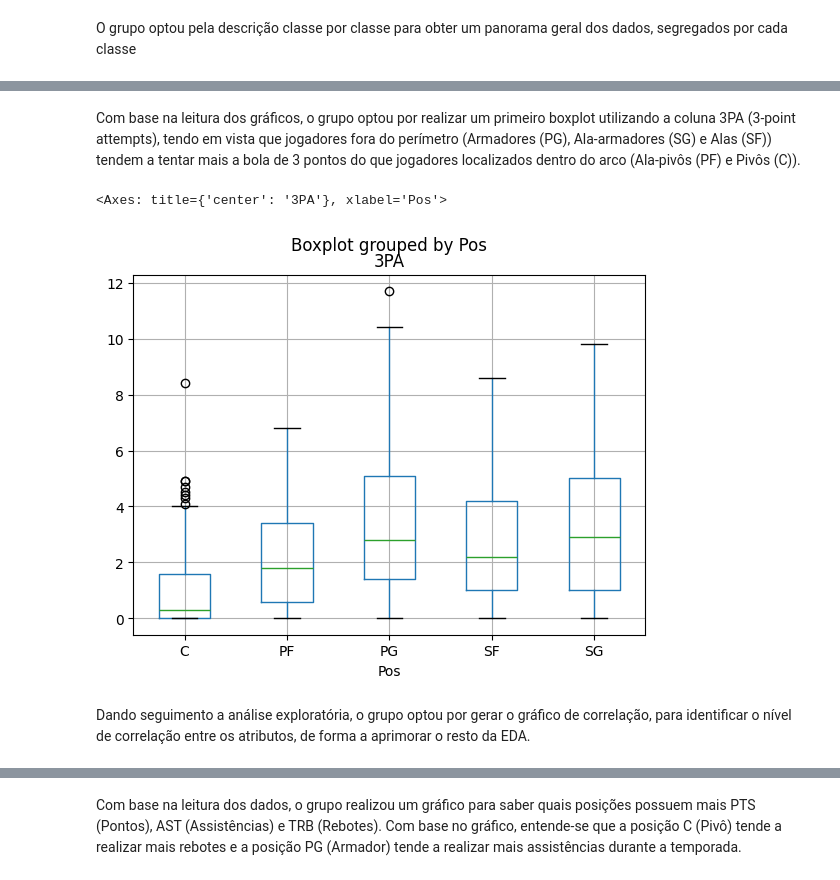
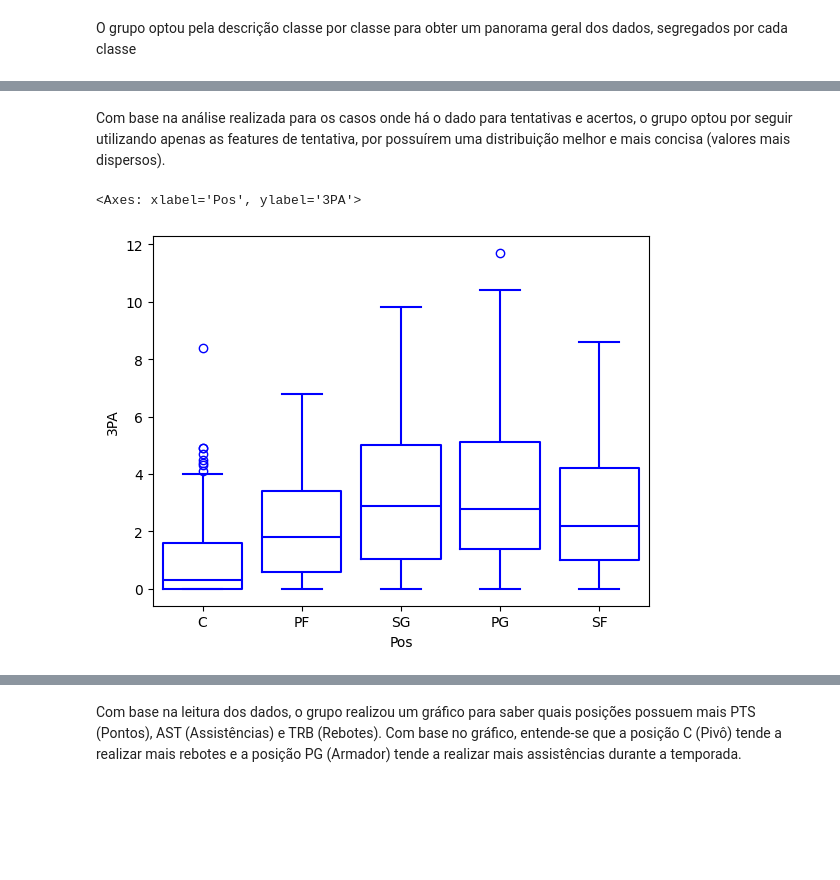
Before and after one commit to EngSoftwareABL/ProjetoAC2_ReconhecimentoPadr-es, a Jupyter notebook: Dataset_NBA.ipynb, the cells around one changed output, grey strips where cells are left out. Drawn from its saved outputs; the diff is of its cells as text; code cells hidden in the pictures; blank space fills up the shorter version.

Commit message:
Adicionando novos gráficos e ajustando sequência do notebook

```diff
--- a/Dataset_NBA.ipynb
+++ b/Dataset_NBA.ipynb
@@ -164,9 +183,7 @@ display(df_c.describe())
 # %% [markdown]
-Com base na leitura dos gráficos, o grupo optou por realizar um primeiro boxplot utilizando a coluna 3PA (3-point attempts), tendo em vista que jogadores fora do perímetro (Armadores (PG), Ala-armadores (SG) e Alas (SF)) tendem a tentar mais a bola de 3 pontos do que jogadores localizados dentro do arco (Ala-pivôs (PF) e Pivôs (C)).
+Com base na análise realizada para os casos onde há o dado para tentativas e acertos, o grupo optou por seguir utilizando apenas as features de tentativa, por possuírem uma distribuição melhor e mais concisa (valores mais dispersos).
 # %%
-df_total.boxplot(column='3PA', by='Pos')
+sns.boxplot(df_total, x='Pos', y='3PA', fill=False, color='blue')
 # %% [output]
-<Axes: title={'center': '3PA'}, xlabel='Pos'>
+<Axes: xlabel='Pos', ylabel='3PA'>
-[figure, old version]
+[figure, new version]
-# %% [markdown]
-Dando seguimento a análise exploratória, o grupo optou por gerar o gráfico de correlação, para identificar o nível de correlação entre os atributos, de forma a aprimorar o resto da EDA.
```
Also changed, not shown: parts of 10 cells of this notebook.
